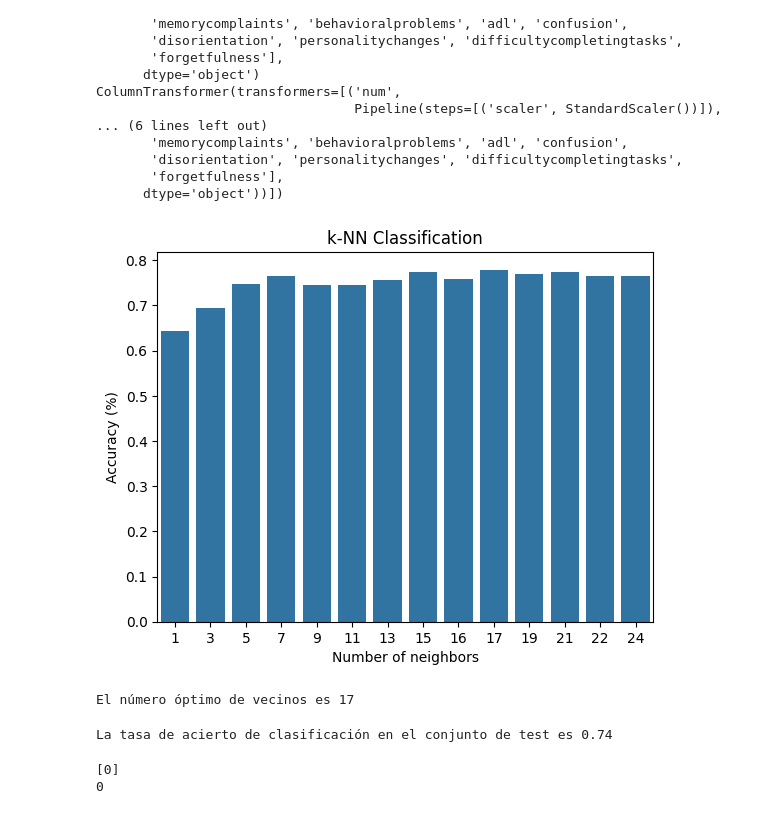
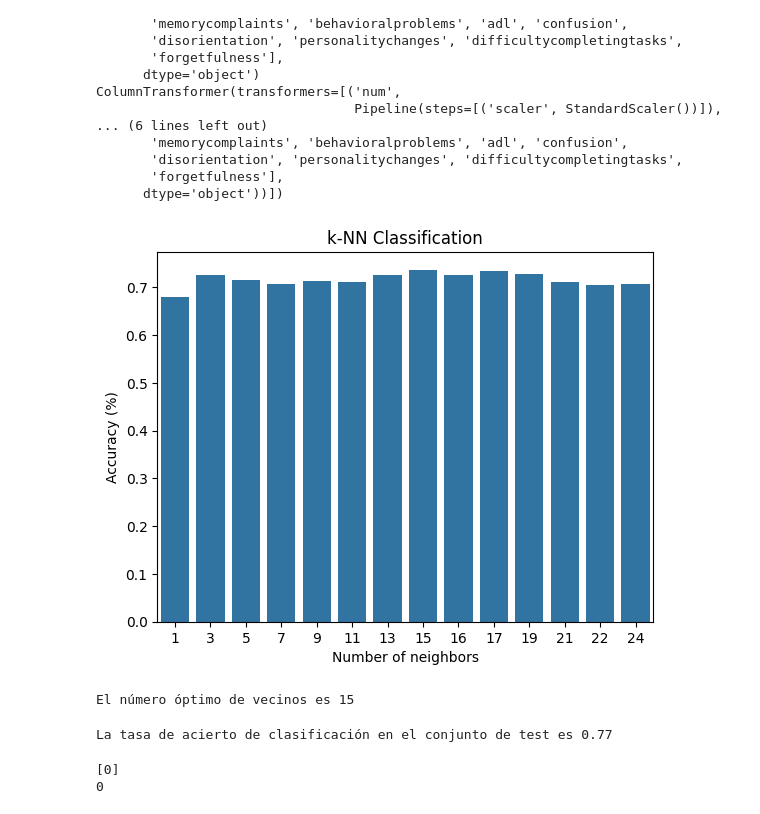
Before and after one commit to niosto/Models-Comparison, a Jupyter notebook: kNN.ipynb, the cells around one changed output. Cells and saved outputs as stored; diff of their text form; code cells hidden in the pictures.

Commit message:
fixing training data

```diff
--- a/kNN.ipynb
+++ b/kNN.ipynb
@@ -68,7 +68,7 @@ dtype: int64
 from sklearn.model_selection import train_test_split
 
 df.columns = df.columns.str.lower().str.replace(' ', '_')
-df.drop(["patientid", "doctorincharge"], axis = 1, inplace=True) #Eliminar la columna del resultado
+df.drop(["patientid", "doctorincharge"], axis = 1, inplace=True) #Eliminar la columna del resultado y patienID
 
 X_train, X_val = train_test_split(df, test_size=0.2, random_state=1)
 X_train, X_test = train_test_split(X_train, test_size=0.2, random_state=11)
@@ -76,11 +76,11 @@ X_train, X_test = train_test_split(X_train, test_size=0.2, random_state=11)
 y_train = X_train["diagnosis"].values
 X_train.drop(["diagnosis"],inplace=True,axis = 1)
 
-y_val = X_test["diagnosis"].values
+y_val = X_val["diagnosis"].values
+X_val.drop(["diagnosis"],inplace=True,axis = 1)
+
+y_test = X_test["diagnosis"].values
 X_test.drop(["diagnosis"],inplace=True,axis = 1)
-
-y_test = X_val["diagnosis"].values
-X_val.drop(["diagnosis"],inplace=True,axis = 1)
 
 print(f"{X_train.shape[0]} muestras de entrenamiento")
 print(f"{X_test.shape[0]} muestras de validación")
@@ -129,40 +129,40 @@ ColumnTransformer(transformers=[('num',
 # %%
 # Crear un clasificador KNN con diferentes números de vecinos
 n_neighbors = [1,3,5,7,9,11,13,15,16,17,19,21,22,24]
 accuracy = []
 
 for k in n_neighbors:
   clf = Pipeline(steps=[("preprocessor", preprocessor), ("classifier", KNeighborsClassifier(n_neighbors=k))])
 
   # Entrenar el clasificador con los datos de entrenamiento
   clf.fit(X_train, y_train)
 
-  # Evaluar el rendimiento del clasificador en los datos de validación
-  accuracy.append(clf.score(X_test, y_val))
+  # Evaluar el rendimiento del clasificador en los datos de validacion
+  accuracy.append(clf.score(X_val, y_val))
 
 gfg = sns.barplot(x = n_neighbors,y = accuracy)
 gfg.set(xlabel ="Number of neighbors", ylabel = "Accuracy (%)", title ='k-NN Classification')
 plt.show()
 # %% [output]
-[figure, old version]
+[figure, new version]
 # %%
 #Re-entrenar el modelo con los datos de entrenamiento y validación para el valor de k óptimo
 k_opt = n_neighbors[np.argmax(accuracy)]
 print(f"El número óptimo de vecinos es {k_opt}")
-X_train = pd.concat([X_train,X_test],axis=0)
+X_train = pd.concat([X_train,X_val],axis=0)
 y_train = np.hstack([y_train,y_val])
 # %% [output]
-El número óptimo de vecinos es 17
+El número óptimo de vecinos es 15
 # %%
 # Entrenar el clasificador con los datos de entrenamiento
 clf = Pipeline(steps=[("preprocessor", preprocessor), ("classifier", KNeighborsClassifier(n_neighbors=k_opt))])
 clf.fit(X_train, y_train)
 #Validar el rendimiento del clasificador con los datos de prueba
-accuracy = clf.score(X_val, y_test)
+accuracy = clf.score(X_val, y_val)
 
 print(f"La tasa de acierto de clasificación en el conjunto de test es {accuracy:0.2f}")
 # %% [output]
-La tasa de acierto de clasificación en el conjunto de test es 0.74
+La tasa de acierto de clasificación en el conjunto de test es 0.77
 # %%
 print(clf.predict(X_val.iloc[[0],:]))
 print(y_test[0])
```
Also changed, not shown: parts of 4 cells of this notebook.
